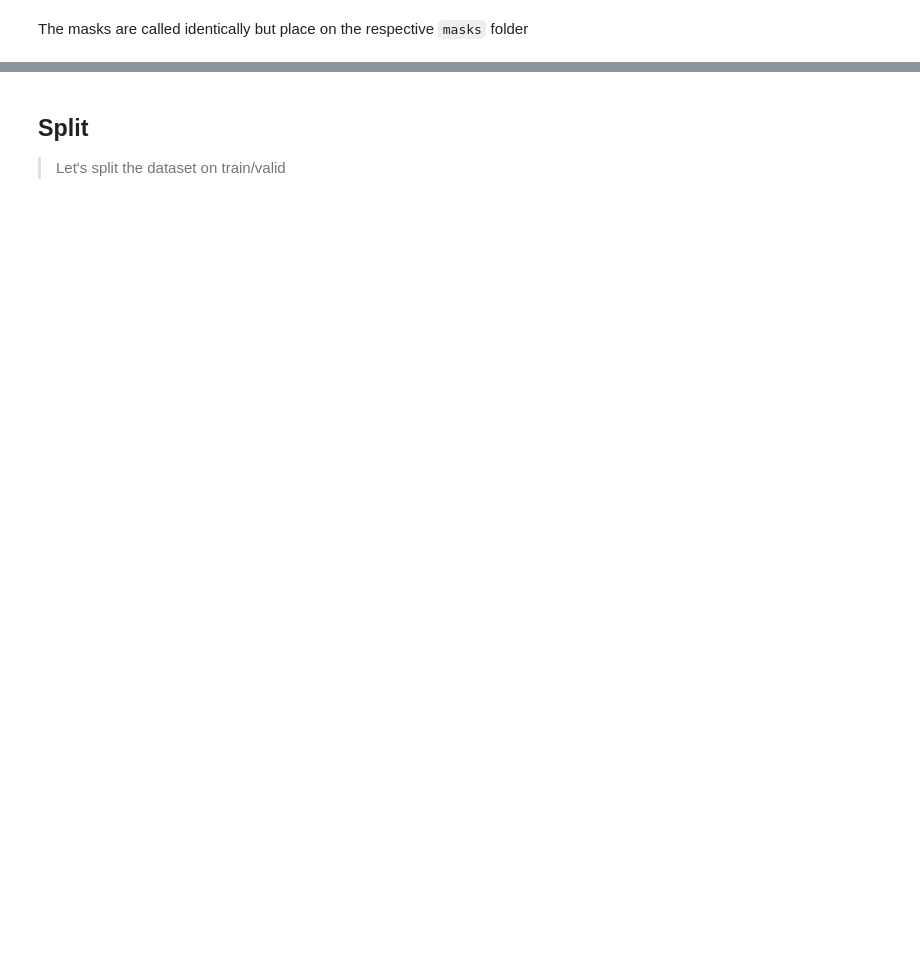
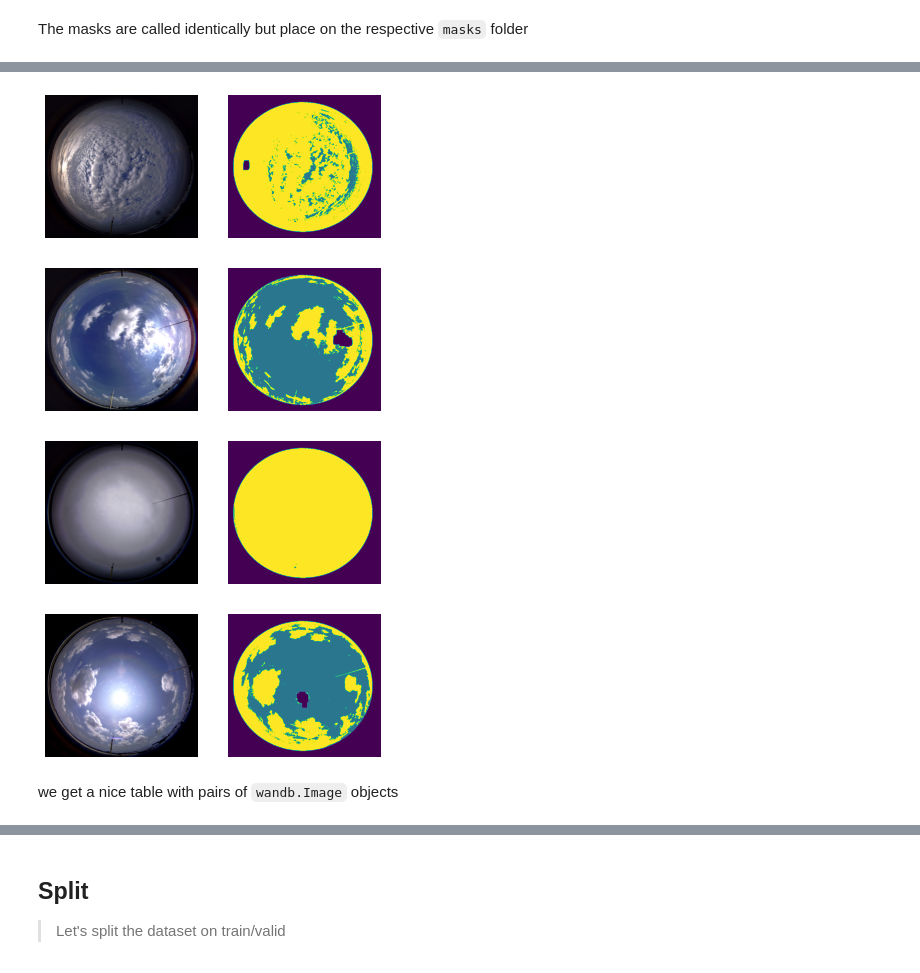
Before and after one commit to tcapelle/cloud_segmentation, a Jupyter notebook: notebooks/00_data_preprocessing.ipynb, the cells around one changed output, grey strips where cells are left out. Saved outputs shown, nothing was run; the diff lists cells and outputs as text; code cells hidden in the pictures; blank space fills up the shorter version.

```diff
--- a/notebooks/00_data_preprocessing.ipynb
+++ b/notebooks/00_data_preprocessing.ipynb
@@ -191,0 +299,15 @@ show_images([im, mask], figsize=(10,5), titles=['image', 'mask'])
+# %%
+def label_func(path):
+    "get mask as a wandb.Image type"
+    return wandb.Image(str(get_mask_name(path)))
+
+table = ImageTable.from_folder(image_path, label_func=label_func)
+# %%
+table.show_batch()
+# %% [output]
+[figure, added]
+[figure, added]
+[figure, added]
+[figure, added]
+# %% [markdown]
+we get a nice table with pairs of `wandb.Image` objects
```
Also changed, not shown: parts of 84 cells of this notebook, 1 other file.
